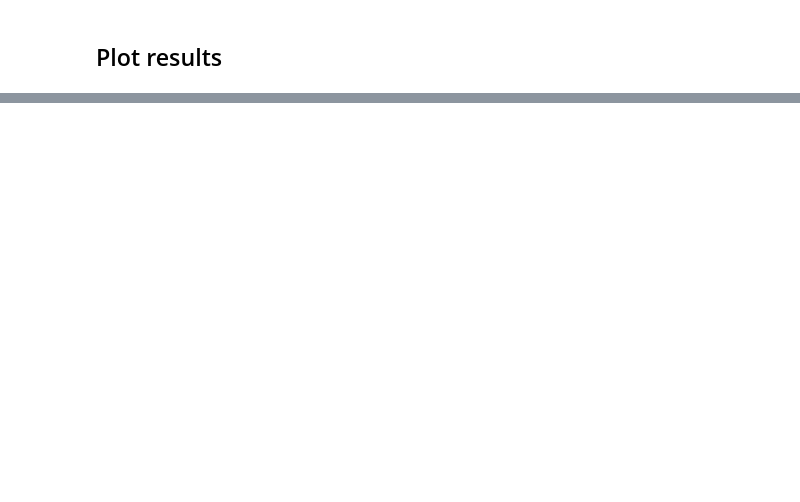
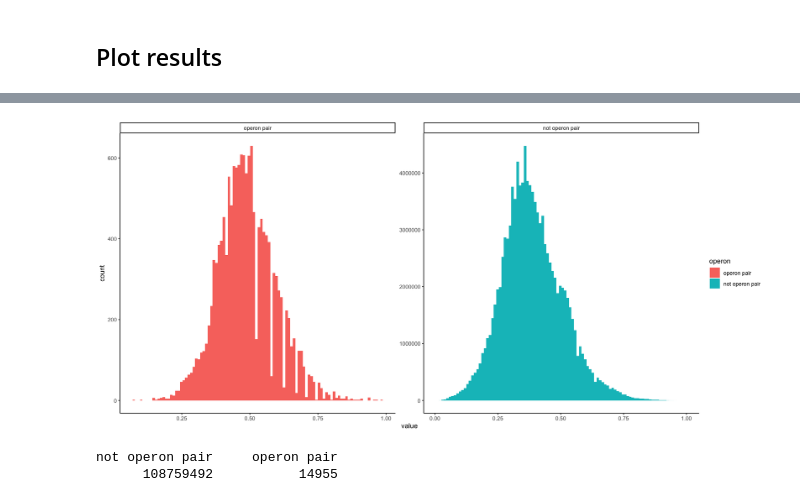
Before and after one commit to taylorreiter/2022-test-sketch-core-accessory-interactome, a Jupyter notebook: notebooks/20220406_plot_clustermatch_results.ipynb, the cells around one changed output, grey strips where cells are left out. Cells and saved outputs as stored; diff of their text form; code cells hidden in the pictures; blank space fills up the shorter version.

```diff
--- a/notebooks/20220406_plot_clustermatch_results.ipynb
+++ b/notebooks/20220406_plot_clustermatch_results.ipynb
@@ -50,0 +24,6 @@ A tibble: 5 × 5
+# %%
+clustermatch_long <- melt(as.data.table(clustermatch), id.vars = "minhash")
+# %%
+clustermatch_long <- clustermatch_long %>%
+  mutate(variable = as.numeric(as.character(variable))) %>%
+  filter(minhash != variable)
@@ -73,14 +68,10 @@ pa14_hash_map_operon_small <- pa14_hash_map_operon %>%
 ## Plot results
 # %%
 # add operon metadata and plot
-clustermatch_df <- cor_to_long_cm(clustermatch) %>%
-  left_join(pa14_hash_map_operon_small, by = c("row" = "minhash")) %>% # determine which operon, if any, the row is part of
-  select(row, col, corr, operon_id_row = operon_id) %>% # record operon identity of row
-  left_join(pa14_hash_map_operon_small, by = c("col" = "minhash")) %>% # determine which operon the col is part of
-  select(row, col, corr, operon_id_row, operon_id_col = operon_id) %>% # record operon identity of col
+clustermatch_df <- clustermatch_long %>%
+  left_join(pa14_hash_map_operon_small, by = c("minhash" = "minhash")) %>% # determine which operon, if any, the row is part of
+  select(minhash, variable, value, operon_id_row = operon_id) %>% # record operon identity of row
+  left_join(pa14_hash_map_operon_small, by = c("variable" = "minhash")) %>% # determine which operon the col is part of
+  select(minhash, variable, value, operon_id_row, operon_id_col = operon_id) %>% # record operon identity of col
   mutate(operon = ifelse(operon_id_row == operon_id_col, "operon pair", "not operon pair")) %>% # label operon pairs
   mutate(operon = ifelse(is.na(operon), "not operon pair", operon))
-
-ggplot(clustermatch_df, aes(x = corr, fill = operon)) +
-  geom_histogram(alpha = .5) +
-  theme_classic()
@@ -86,0 +100,13 @@ ggplot(clustermatch_df, aes(x = corr, fill = operon)) +
+# %%
+clustermatch_df$operon <- factor(clustermatch_df$operon, levels = c("operon pair", "not operon pair"))
+ggplot(clustermatch_df, aes(x = value, fill = operon)) +
+  geom_histogram(bins = 100) +
+  theme_classic() +
+  facet_wrap(~operon, scales = "free")
+# %% [output]
+[figure, added]
+# %%
+table(clustermatch_df$operon)
+# %% [output]
+not operon pair     operon pair
+      108759492           14955
```
Also changed, not shown: parts of 9 cells of this notebook.
